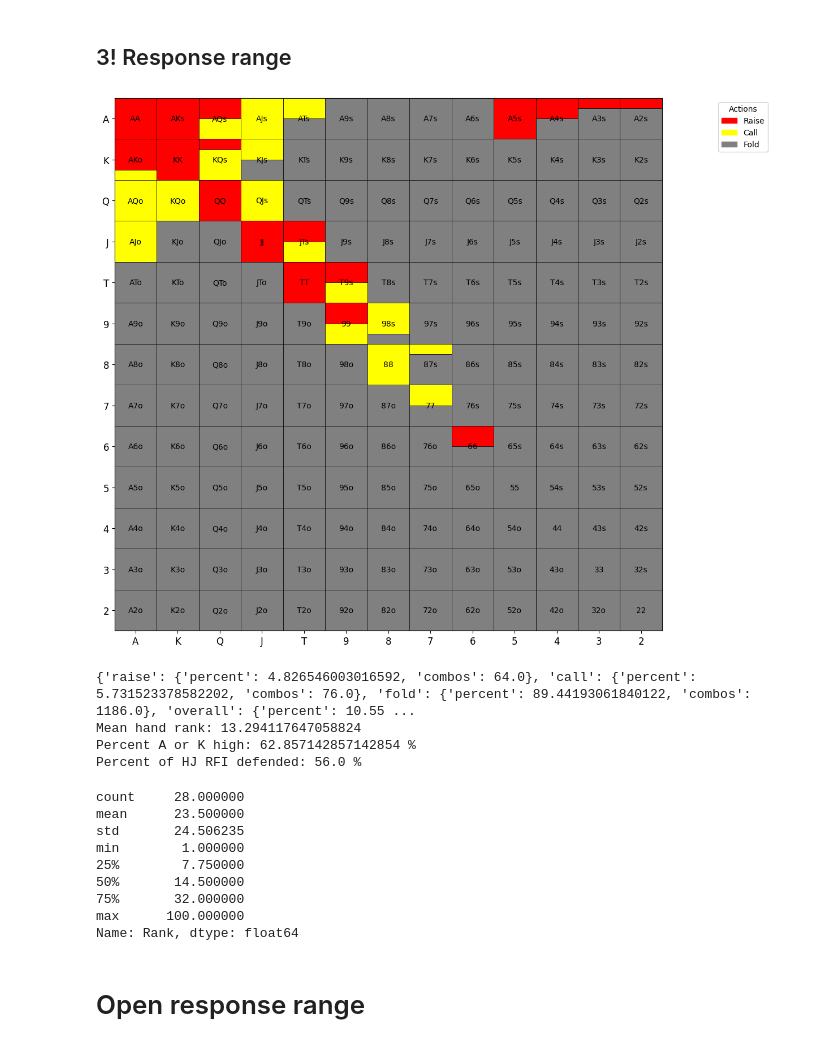
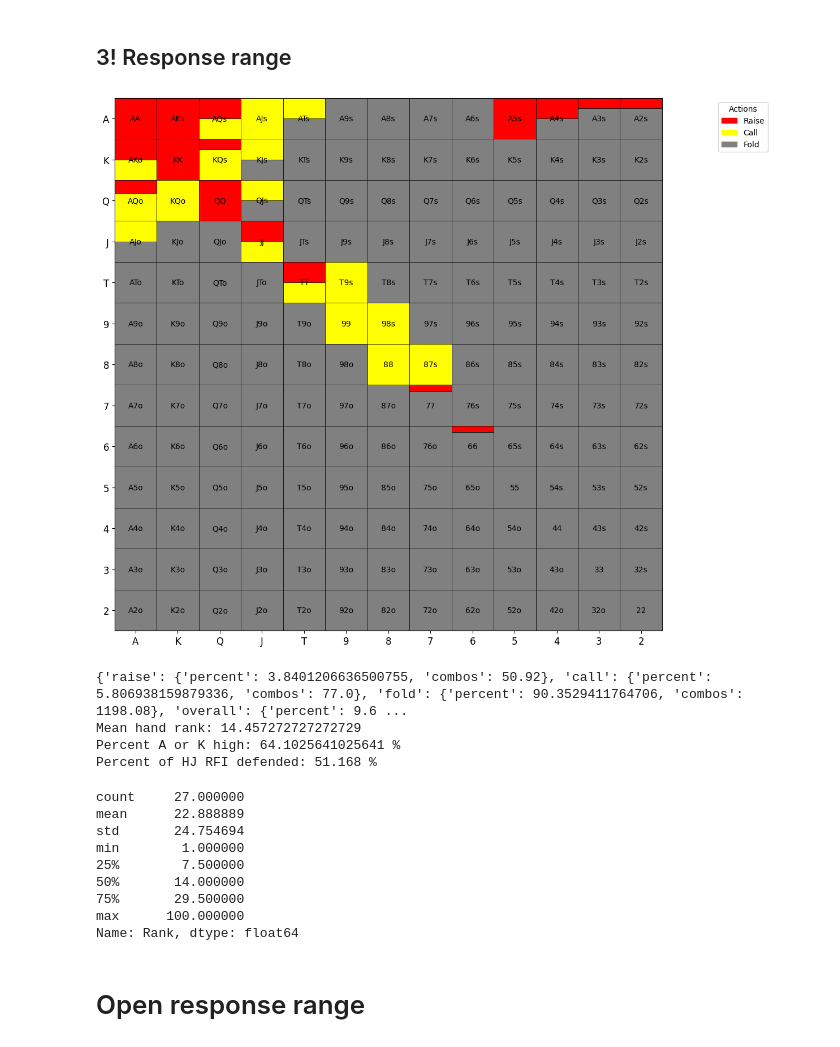
Before and after one commit to KunaalAgarwal/poker_analysis, a Jupyter notebook: src/hj_ranges.ipynb, the cells around one changed output. Drawn from its saved outputs; the diff is of its cells as text; code cells hidden in the pictures.

Commit message:
updates to hj ranges

```diff
--- a/src/hj_ranges.ipynb
+++ b/src/hj_ranges.ipynb
@@ -137,17 +137,13 @@ response_3bet_range = {
     "AA": {"raise": 1.0, "call": 0.0},
     "KK": {"raise": 1.0, "call": 0.0},
     "QQ": {"raise": 1.0, "call": 0.0},
-    "JJ": {"raise": 1.0, "call": 0.0},
-    "TT": {"raise": 1.0, "call": 0.0},
-    "99": {"raise": 0.5, "call": 0.5},
+    "JJ": {"raise": 0.5, "call": 0.5},
+    "TT": {"raise": 0.5, "call": 0.5},
+    "99": {"raise": 0.0, "call": 1.0},
     "88": {"raise": 0.0, "call": 1.0},
-    "77": {"raise": 0.0, "call": 0.5},
+    "77": {"raise": 0.16, "call": 0.0},
     # 4bet bluff (unblocks AK, AQ, AJ, KQ, etc.), while ahead of those hands and can put high pressure on middling pairs
-    "66": {"raise": 0.5, "call": 0.0},
-    "55": {"raise": 0.0, "call": 0.0},
-    "44": {"raise": 0.0, "call": 0.0},
-    "33": {"raise": 0.0, "call": 0.0},
-    "22": {"raise": 0.0, "call": 0.0},
+    "66": {"raise": 0.16, "call": 0.0},
 
     "AKs": {"raise": 1.0, "call": 0.0},
     "AQs": {"raise": 0.5, "call": 0.5},
@@ -163,16 +159,9 @@ response_3bet_range = {
     "A3s": {"raise": 0.25, "call": 0.0},
     "A2s": {"raise": 0.25, "call": 0.0},
 
-    "AKo": {"raise": 0.75, "call": 0.25}, # uncap flatting range
-    "AQo": {"raise": 0.0, "call": 1.0},
-    "AJo": {"raise": 0.0, "call": 1.0},
-    "ATo": {"raise": 0.0, "call": 0.0},
-    "A9o": {"raise": 0.0, "call": 0.0},
-
-    "A5o": {"raise": 0.0, "call": 0.0},
-    "A4o": {"raise": 0.0, "call": 0.0},
-    "A3o": {"raise": 0.0, "call": 0.0},
-    "A2o": {"raise": 0.0, "call": 0.0},
+    "AKo": {"raise": 0.5, "call": 0.5}, # uncap flatting range
+    "AQo": {"raise": 1/3, "call": 2/3},
+    "AJo": {"raise": 0.0, "call": 0.5},
 
     "KQs": {"raise": 0.25, "call": 0.75},
     "KJs": {"raise": 0.0, "call": 0.5},
@@ -183,61 +172,61 @@ response_3bet_range = {
     "KJo": {"raise": 0.0, "call": 0.0},
     "KTo": {"raise": 0.0, "call": 0.0},
 
-    "QJs": {"raise": 0.0, "call": 1.0},
+    "QJs": {"raise": 0.0, "call": 0.5},
     "QTs": {"raise": 0.0, "call": 0.0},
 
     "QJo": {"raise": 0.0, "call": 0.0},
     "QTo": {"raise": 0.0, "call": 0.0},
     "Q9o": {"raise": 0.0, "call": 0.0},
 
-    "JTs": {"raise": 0.5, "call": 0.5}, # 4bet bluff (unblocks middling pairs that will def fold, good playability if called)
+    "JTs": {"raise": 0.0, "call": 0.0},
     "J9s": {"raise": 0.0, "call": 0.0},
 
     "JTo": {"raise": 0.0, "call": 0.0},
     "J9o": {"raise": 0.0, "call": 0.0},
 
-    "T9s": {"raise": 0.5, "call": 0.5}, # 4bet bluff (unblocks middling pairs that will def fold, good playability if called)
+    "T9s": {"raise": 0.0, "call": 1.0}, # 4bet bluff (unblocks middling pairs that will def fold, good playability if called)
     "T8s": {"raise": 0.0, "call": 0.0},
 
-    "98s": {"raise": 0.0, "call": 0.75},
+    "98s": {"raise": 0.0, "call": 1.0},
     "97s": {"raise": 0.0, "call": 0.0},
 
-    "87s": {"raise": 0.0, "call": 0.25},
+    "87s": {"raise": 0.0, "call": 1.0},
     "86s": {"raise": 0.0, "call": 0.0},
 
     "76s": {"raise": 0.0, "call": 0.0},
     "75s": {"raise": 0.0, "call": 0.0},
 
     "65s": {"raise": 0.0, "call": 0.0},
 }
 # Visualize the range
 response_3bet = range_construction.generate_range(response_3bet_range, '../ranges/hj_ranges/hj_3!response.png')
 response_3bet_distribution = range_construction.range_hand_distribution(response_3bet_range)
 response_3bet_percent_by_actions = range_construction.range_percent_by_all_actions(response_3bet_range)
 response_3bet_mean_hand_rank = range_construction.average_range_rank(response_3bet_range)
 
 defended_rfi = 100*response_3bet_percent_by_actions['overall']['combos'] / rfi_percent_by_actions['overall']['combos']
 
 print(response_3bet_percent_by_actions)
 print(f'Mean hand rank: {response_3bet_mean_hand_rank}')
 print(f'Percent A or K high: {range_construction.percent_range_high_card(response_3bet_range)} %')
 print(f'Percent of HJ RFI defended: {defended_rfi} %')
 
 response_3bet_distribution[1].to_csv('../ranges/hj_ranges/hj_3bet_response_distribution.csv')
 response_3bet_distribution[0]
 # %% [output]
-[figure, old version]
+[figure, new version]
-{'raise': {'percent': 4.826546003016592, 'combos': 64.0}, 'call': {'percent': 5.731523378582202, 'combos': 76.0}, 'fold': {'percent': 89.44193061840122, 'combos': 1186.0}, 'overall': {'percent': 10.55 ...
-Mean hand rank: 13.294117647058824
-Percent A or K high: 62.857142857142854 %
-Percent of HJ RFI defended: 56.0 %
+{'raise': {'percent': 3.8401206636500755, 'combos': 50.92}, 'call': {'percent': 5.806938159879336, 'combos': 77.0}, 'fold': {'percent': 90.3529411764706, 'combos': 1198.08}, 'overall': {'percent': 9.6 ...
+Mean hand rank: 14.457272727272729
+Percent A or K high: 64.1025641025641 %
+Percent of HJ RFI defended: 51.168 %
-count     28.000000
-mean      23.500000
-std       24.506235
+count     27.000000
+mean      22.888889
+std       24.754694
 min        1.000000
-25%        7.750000
-50%       14.500000
-75%       32.000000
+25%        7.500000
+50%       14.000000
+75%       29.500000
 max      100.000000
 Name: Rank, dtype: float64
 # %% [markdown]
```
Also changed, not shown: parts of 2 cells of this notebook, 7 other files.
